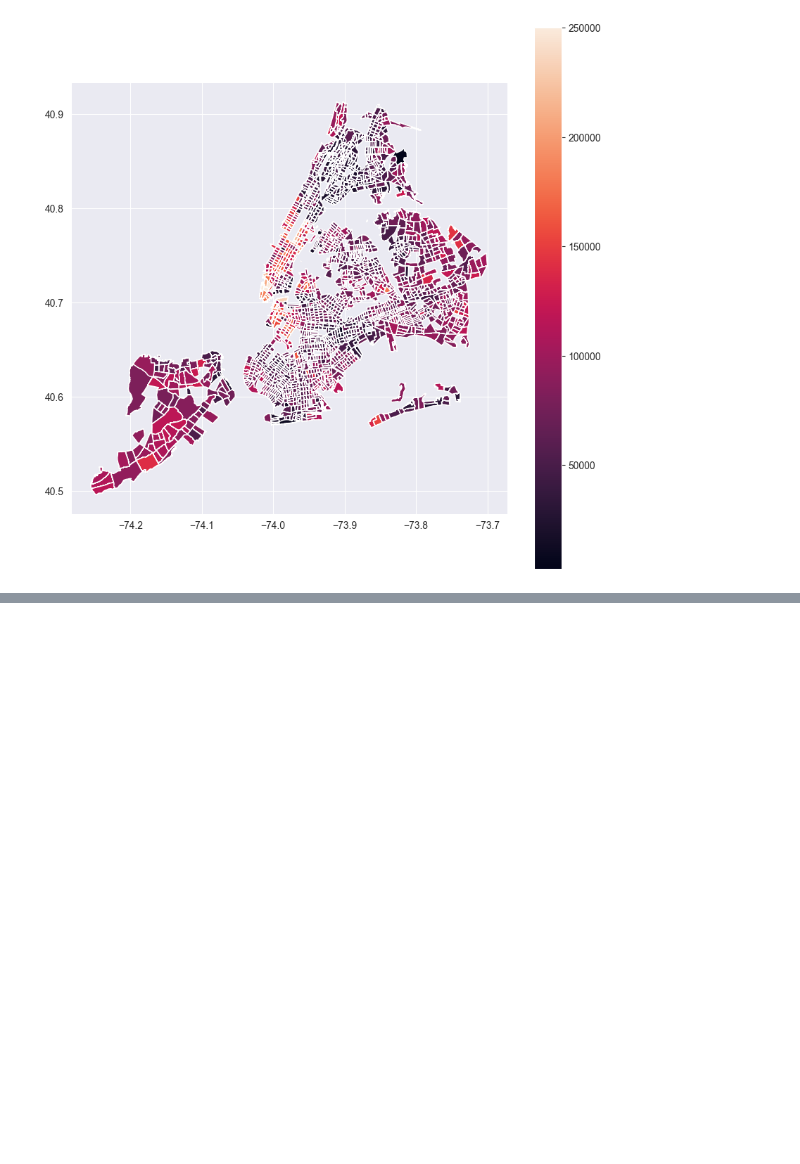
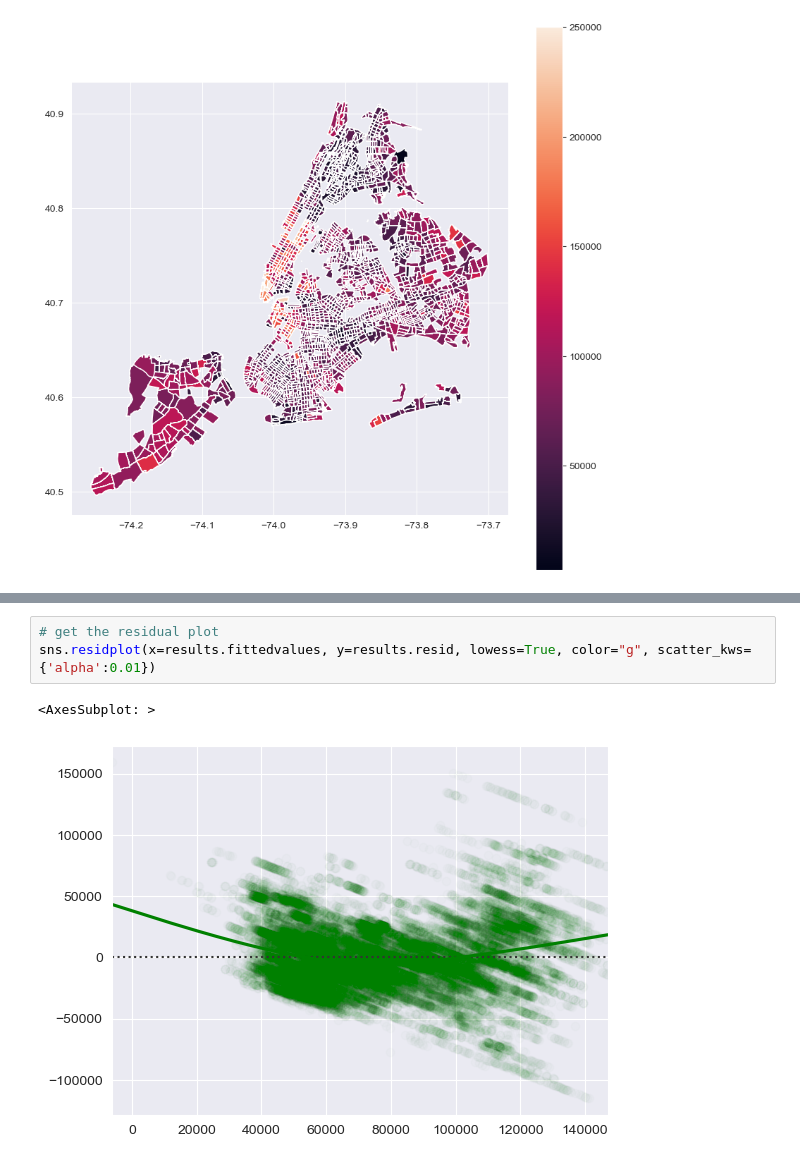
Before and after one commit to RainCyz/4680_5680_intro_uds, a Jupyter notebook: Final_Project/Data_Explore.ipynb, the cells around one changed output, grey strips where cells are left out. Saved outputs shown, nothing was run; the diff lists cells and outputs as text; blank space fills up the shorter version.

```diff
--- a/Final_Project/Data_Explore.ipynb
+++ b/Final_Project/Data_Explore.ipynb
@@ -360,0 +403,6 @@ strong multicollinearity or other numerical problems.
+# %%
+# get the residual plot
+sns.residplot(x=results.fittedvalues, y=results.resid, lowess=True, color="g", scatter_kws={'alpha':0.01})
+# %% [output]
+<AxesSubplot: >
+[figure, added]
```
Also changed, not shown: parts of 10 cells of this notebook, 4 other files.
